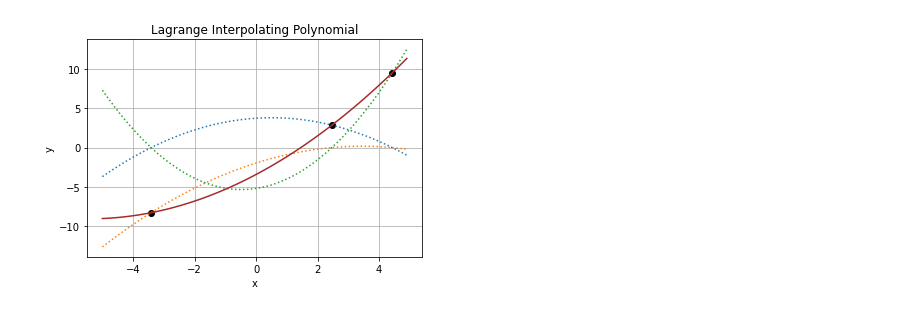
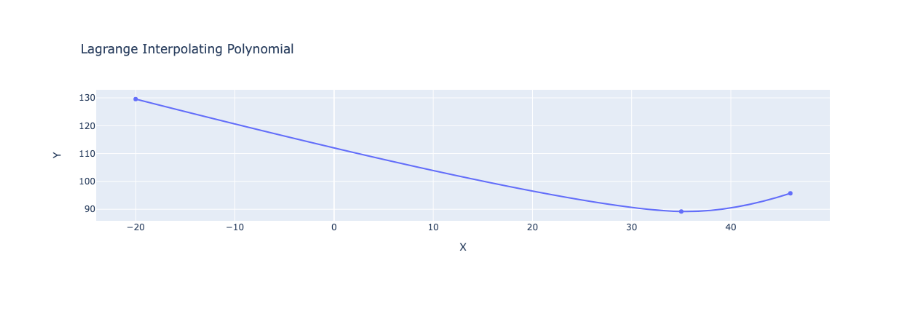
Before and after one commit to Sanjjushri/buddi.ai-assignment, a Jupyter notebook: lagrange-polynomial-visualisation.ipynb, the cells around one changed output. Drawn from its saved outputs; the diff is of its cells as text; code cells hidden in the pictures.

Commit message:
lagrange polynomial implementation

```diff
--- a/lagrange-polynomial-visualisation.ipynb
+++ b/lagrange-polynomial-visualisation.ipynb
@@ -41,17 +4,0 @@ Y  = random_points_lst[1]
-# %%
-lp = LagrangePoly(X, Y)
-
-x_pl = np.arange(-50, 50) / 10
-
-plt.scatter(X, Y, c='k')
-plt.title("Lagrange Interpolating Polynomial")
-plt.plot(x_pl, lp.basis(x_pl, 0), linestyle=':')
-plt.plot(x_pl, lp.basis(x_pl, 1), linestyle=':')
-plt.plot(x_pl, lp.basis(x_pl, 2), linestyle=':')
-plt.plot(x_pl, lp.interpolate(x_pl), 'brown')
-plt.xlabel('x')
-plt.ylabel('y')
-plt.grid()
-plt.show()
-# %% [output]
-[figure, removed]
@@ -57,0 +52,28 @@ plt.show()
+# %%
+x_axis = [x for x,y in sorted_xy]
+y_axis = [y for x,y in sorted_xy]
+
+len_x_pts = len(x_axis)
+degree = len_x_pts - 1
+
+yp = 0
+y_calc = []
+for ele in x_dash:
+    for i in range(degree + 1):
+        p = 1
+        for j in range(degree+1):
+            if j != i:
+                p *= (ele - x_axis[j])/(x_axis[i] - x_axis[j])
+        yp += y_axis[i] * p
+    y_calc.append(yp)
+# %%
+fig = go.Figure(go.Scatter(x=x_dash, y=y_calc, line_shape='spline'))
+
+fig.update_layout(
+    title="Lagrange Interpolating Polynomial ",
+    xaxis_title="X",
+    yaxis_title="Y")
+
+fig.show()
+# %% [output]
+[figure, added]
```
Also changed, not shown: parts of 9 cells of this notebook, 1 other file.
